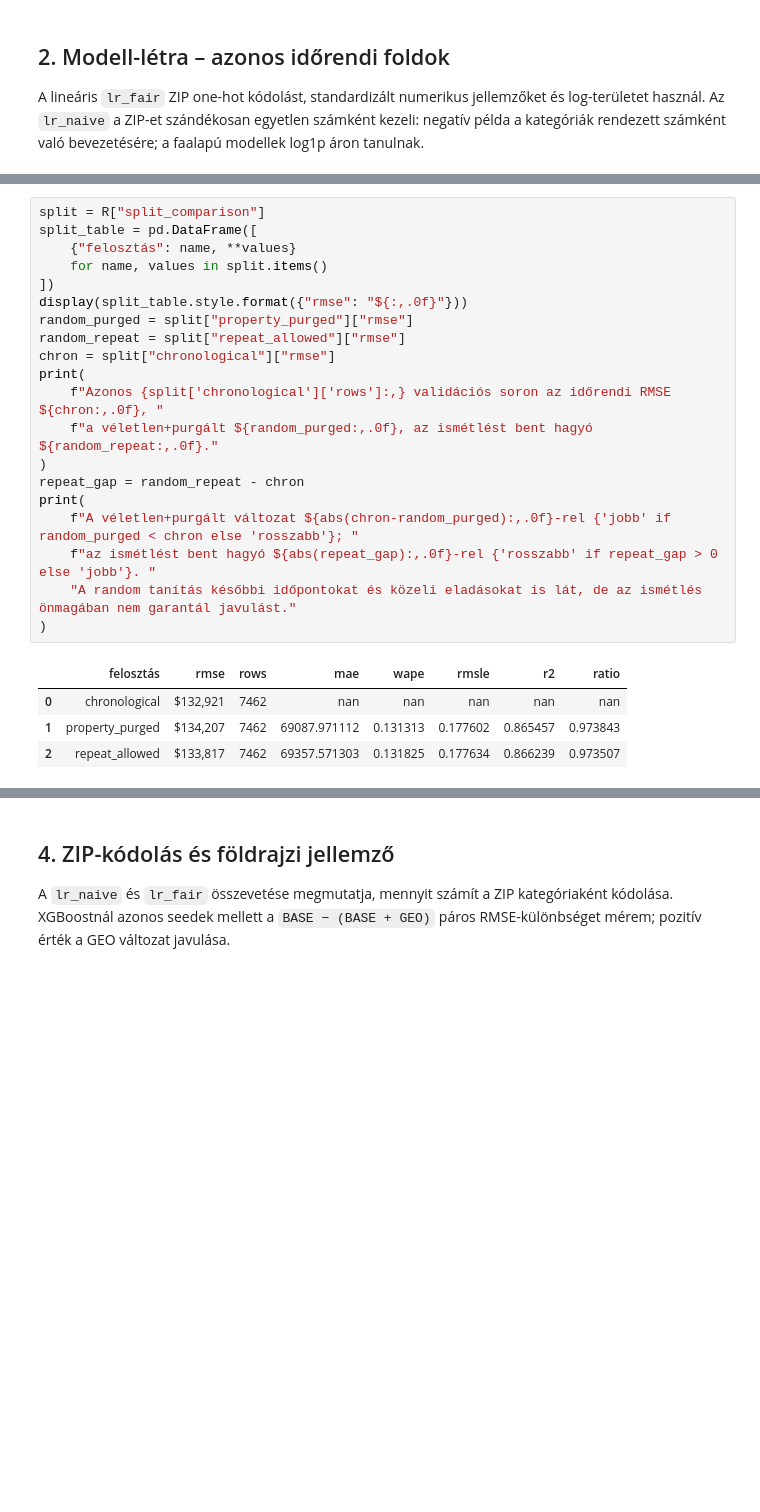
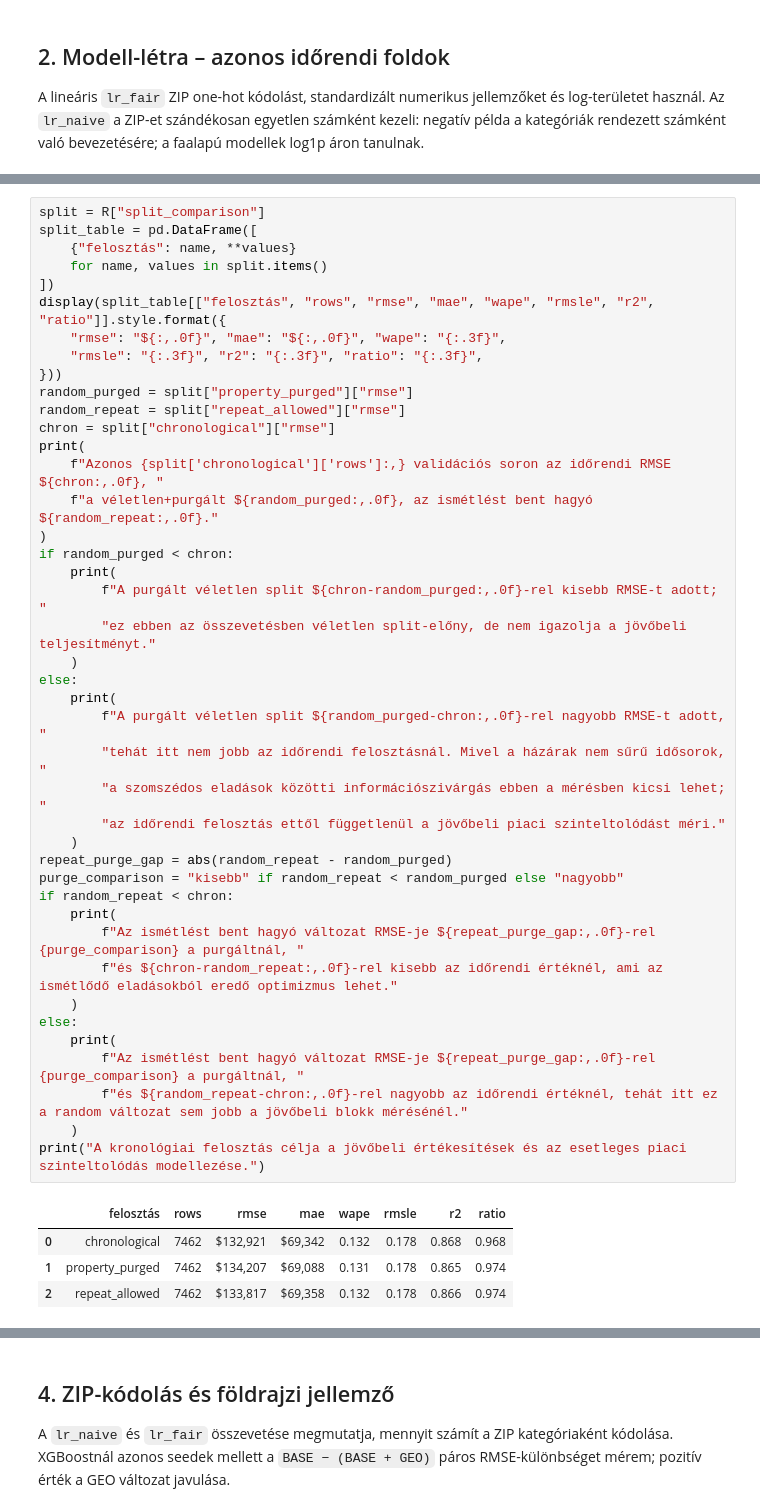
Before and after one commit to bakose23/Bakos-Eszter---data-science-kurzus, a Jupyter notebook: lesson 5/homework.ipynb, the cells around one changed output, grey strips where cells are left out. Drawn from its saved outputs; the diff is of its cells as text; blank space fills up the shorter version.

```diff
--- a/lesson 5/homework.ipynb
+++ b/lesson 5/homework.ipynb
@@ -126,26 +130,48 @@ Ugyanazt az XGBoost modellt a fejlesztési adaton kevert, 3 foldos KFold-dal is
 # %%
 split = R["split_comparison"]
 split_table = pd.DataFrame([
     {"felosztás": name, **values}
     for name, values in split.items()
 ])
-display(split_table.style.format({"rmse": "${:,.0f}"}))
+display(split_table[["felosztás", "rows", "rmse", "mae", "wape", "rmsle", "r2", "ratio"]].style.format({
+    "rmse": "${:,.0f}", "mae": "${:,.0f}", "wape": "{:.3f}",
+    "rmsle": "{:.3f}", "r2": "{:.3f}", "ratio": "{:.3f}",
+}))
 random_purged = split["property_purged"]["rmse"]
 random_repeat = split["repeat_allowed"]["rmse"]
 chron = split["chronological"]["rmse"]
 print(
     f"Azonos {split['chronological']['rows']:,} validációs soron az időrendi RMSE ${chron:,.0f}, "
     f"a véletlen+purgált ${random_purged:,.0f}, az ismétlést bent hagyó ${random_repeat:,.0f}."
 )
-repeat_gap = random_repeat - chron
-print(
-    f"A véletlen+purgált változat ${abs(chron-random_purged):,.0f}-rel {'jobb' if random_purged < chron else 'rosszabb'}; "
-    f"az ismétlést bent hagyó ${abs(repeat_gap):,.0f}-rel {'rosszabb' if repeat_gap > 0 else 'jobb'}. "
-    "A random tanítás későbbi időpontokat és közeli eladásokat is lát, de az ismétlés önmagában nem garantál javulást."
-)
+if random_purged < chron:
+    print(
+        f"A purgált véletlen split ${chron-random_purged:,.0f}-rel kisebb RMSE-t adott; "
+        "ez ebben az összevetésben véletlen split-előny, de nem igazolja a jövőbeli teljesítményt."
+    )
+else:
+    print(
+        f"A purgált véletlen split ${random_purged-chron:,.0f}-rel nagyobb RMSE-t adott, "
+        "tehát itt nem jobb az időrendi felosztásnál. Mivel a házárak nem sűrű idősorok, "
+        "a szomszédos eladások közötti információszivárgás ebben a mérésben kicsi lehet; "
+        "az időrendi felosztás ettől függetlenül a jövőbeli piaci szinteltolódást méri."
+    )
+repeat_purge_gap = abs(random_repeat - random_purged)
+purge_comparison = "kisebb" if random_repeat < random_purged else "nagyobb"
+if random_repeat < chron:
+    print(
+        f"Az ismétlést bent hagyó változat RMSE-je ${repeat_purge_gap:,.0f}-rel {purge_comparison} a purgáltnál, "
+        f"és ${chron-random_repeat:,.0f}-rel kisebb az időrendi értéknél, ami az ismétlődő eladásokból eredő optimizmus lehet."
+    )
+else:
+    print(
+        f"Az ismétlést bent hagyó változat RMSE-je ${repeat_purge_gap:,.0f}-rel {purge_comparison} a purgáltnál, "
+        f"és ${random_repeat-chron:,.0f}-rel nagyobb az időrendi értéknél, tehát itt ez a random változat sem jobb a jövőbeli blokk mérésénél."
+    )
+print("A kronológiai felosztás célja a jövőbeli értékesítések és az esetleges piaci szinteltolódás modellezése.")
 # %% [output]
-|  | felosztás | rmse | rows | mae | wape | rmsle | r2 | ratio |
-| 0 | chronological | $132,921 | 7462 | nan | nan | nan | nan | nan |
-| 1 | property_purged | $134,207 | 7462 | 69087.971112 | 0.131313 | 0.177602 | 0.865457 | 0.973843 |
-| 2 | repeat_allowed | $133,817 | 7462 | 69357.571303 | 0.131825 | 0.177634 | 0.866239 | 0.973507 |
+|  | felosztás | rows | rmse | mae | wape | rmsle | r2 | ratio |
+| 0 | chronological | 7462 | $132,921 | $69,342 | 0.132 | 0.178 | 0.868 | 0.968 |
+| 1 | property_purged | 7462 | $134,207 | $69,088 | 0.131 | 0.178 | 0.865 | 0.974 |
+| 2 | repeat_allowed | 7462 | $133,817 | $69,358 | 0.132 | 0.178 | 0.866 | 0.974 |
 Azonos 7,462 validációs soron az időrendi RMSE $132,921, a véletlen+purgált $134,207, az ismétlést bent hagyó $133,817.
```
Also changed, not shown: parts of 14 cells of this notebook, 1 other file.
